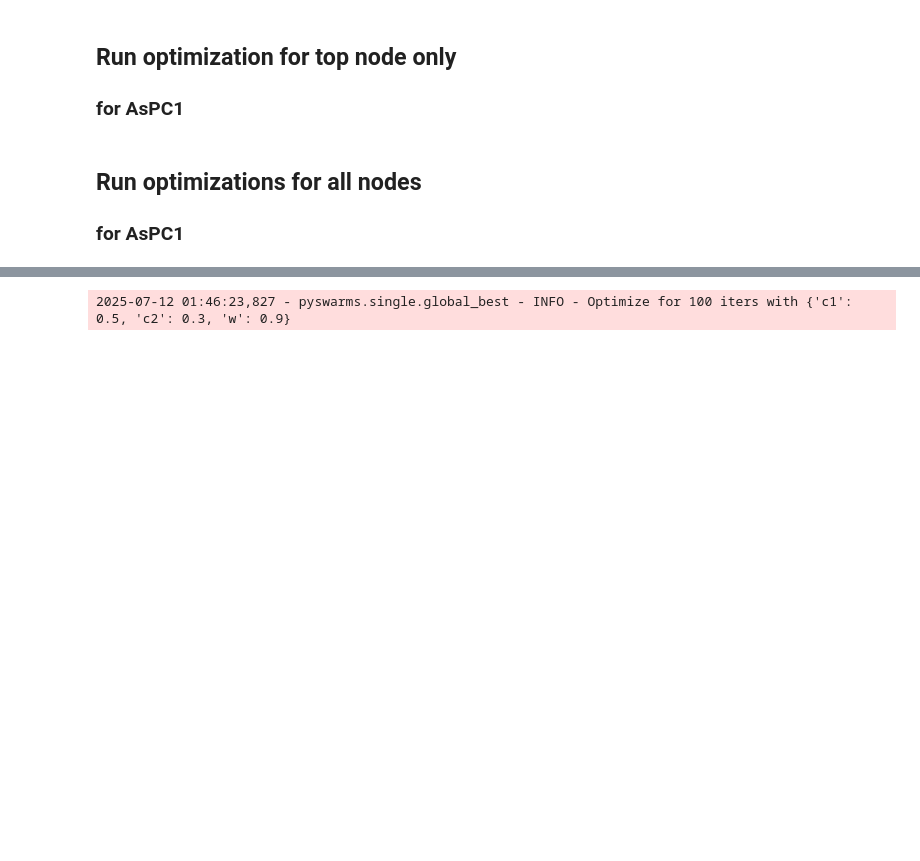
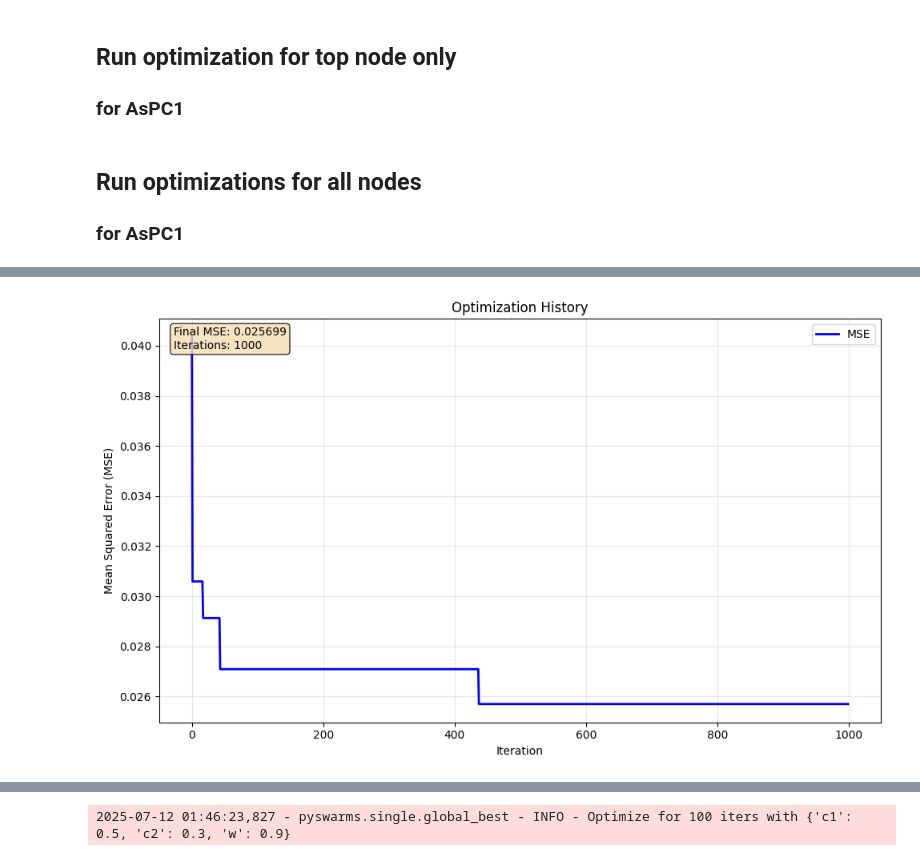
Before and after one commit to IlyaLab/BNMPy, a Jupyter notebook: pancreatic_cancer_simulation/Optimization_Eduati2020.ipynb, the cells around one changed output, grey strips where cells are left out. Cells and saved outputs as stored; diff of their text form; code cells hidden in the pictures; blank space fills up the shorter version.

```diff
--- a/pancreatic_cancer_simulation/Optimization_Eduati2020.ipynb
+++ b/pancreatic_cancer_simulation/Optimization_Eduati2020.ipynb
@@ -402,3 +405,13 @@ print(nodes_to_optimize)
 # %% [output]
 There are 43 nodes to optimize:
 ['AKT1', 'APAF1', 'APC', 'AktM', 'AktP', 'BAD', 'BCL2L1', 'BID', 'BIRC2', 'CASP12', 'CASP3', 'CASP6', 'CASP7', 'CASP8', 'CASP9', 'CFLAR', 'EGFR', 'IKBKB', 'JAK1', 'KRAS', 'MAP2K1', 'MAP2K4', 'MAP3K1', ...
+# %%
+network = BNMPy.load_network_from_file(network_file)
+genes = network.nodeDict.keys()
+# get the knowledge graph-derived network
+KG_string, relations = BNMPy.load_signor_network(genes, joiner='&', score_cutoff=0.5)
+KG = BNMPy.load_network_from_string(KG_string)
+# Merge the networks using PBN
+pbn_string = BNMPy.merge_networks([network, KG], method="PBN", prob=0.9)
+pbn = BNMPy.load_pbn_from_string(pbn_string)
+print(pbn_string)
@@ -562,0 +630,9 @@ test_results = optimizer.test_steady_states()
+# %%
+# &, score_cutoff = 0.5
+optimizer = BNMPy.ParameterOptimizer(pbn, '../data/Eduati2020_AsPC1_cleaned.csv',
+    config=config,
+    nodes_to_optimize=None,
+    verbose=True)
+
+# Run optimization
+result = optimizer.optimize(method='particle_swarm')
@@ -562,0 +682,4 @@ test_results = optimizer.test_steady_states()
+# %%
+optimizer.plot_optimization_history(result)
+# %% [output]
+[figure, added]
```
Also changed, not shown: parts of 13 cells of this notebook, 29 other files.
